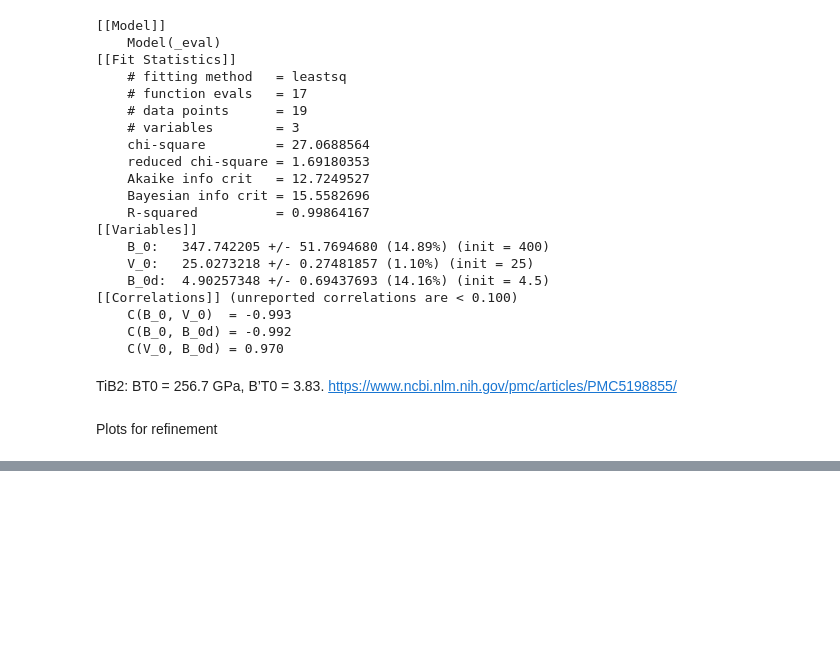
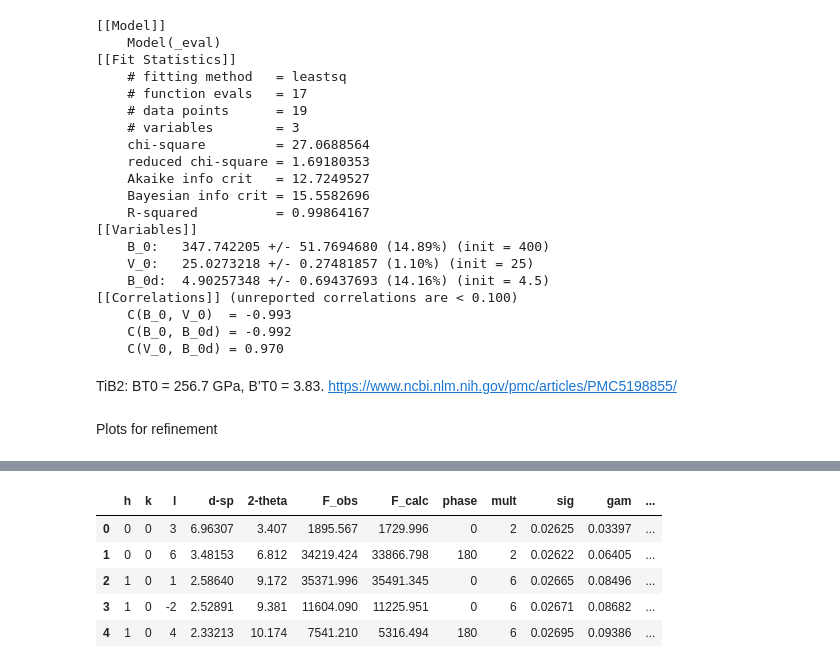
Before and after one commit to jhamlin-ufl/remob2, a Jupyter notebook: notebooks/HPXRD.ipynb, the cells around one changed output, grey strips where cells are left out. Cells and saved outputs as stored; diff of their text form; code cells hidden in the pictures; blank space fills up the shorter version.

```diff
--- a/notebooks/HPXRD.ipynb
+++ b/notebooks/HPXRD.ipynb
@@ -325,0 +315,9 @@ data
+# %%
+reflec_dict["01"].head()
+# %% [output]
+|  | h | k | l | d-sp | 2-theta | F_obs | F_calc | phase | mult | sig | gam | ... |
+| 0 | 0 | 0 | 3 | 6.96307 | 3.407 | 1895.567 | 1729.996 | 0 | 2 | 0.02625 | 0.03397 | ... |
+| 1 | 0 | 0 | 6 | 3.48153 | 6.812 | 34219.424 | 33866.798 | 180 | 2 | 0.02622 | 0.06405 | ... |
+| 2 | 1 | 0 | 1 | 2.58640 | 9.172 | 35371.996 | 35491.345 | 0 | 6 | 0.02665 | 0.08496 | ... |
+| 3 | 1 | 0 | -2 | 2.52891 | 9.381 | 11604.090 | 11225.951 | 0 | 6 | 0.02671 | 0.08682 | ... |
+| 4 | 1 | 0 | 4 | 2.33213 | 10.174 | 7541.210 | 5316.494 | 180 | 6 | 0.02695 | 0.09386 | ... |
```
Also changed, not shown: parts of 6 cells of this notebook, 5 other files.
